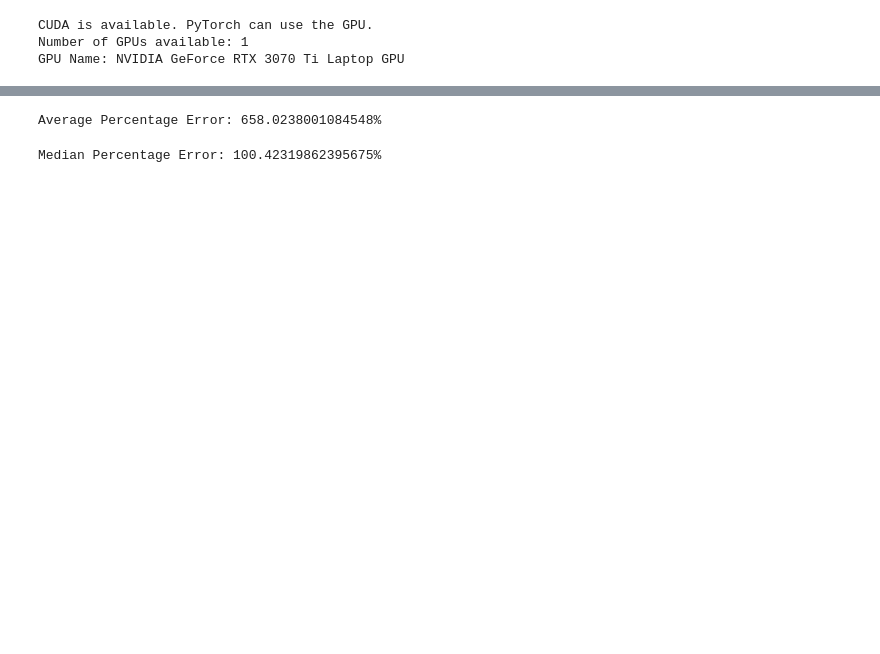
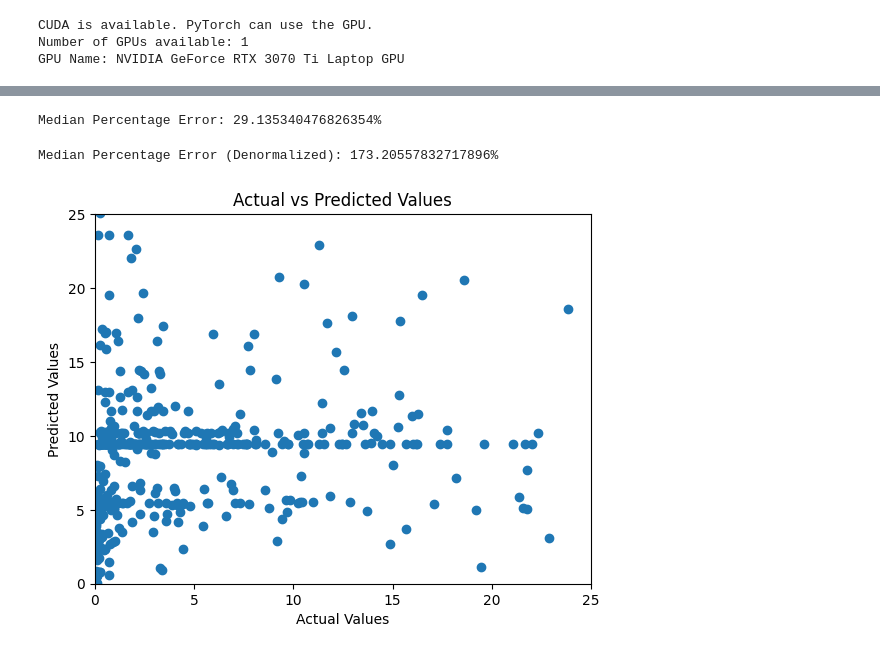
Before and after one commit to lukeyoffe/cs293n, a Jupyter notebook: model/lstm.ipynb, the cells around one changed output, grey strips where cells are left out. Drawn from its saved outputs; the diff is of its cells as text; code cells hidden in the pictures; blank space fills up the shorter version.

Commit message:
trained another model

```diff
--- a/model/lstm.ipynb
+++ b/model/lstm.ipynb
@@ -26,8 +26,8 @@ Number of GPUs available: 1
 GPU Name: NVIDIA GeForce RTX 3070 Ti Laptop GPU
 # %%
 # Load the tensors from the .pt files
-data_tensors = torch.load('data_tensors_15s_0.2s.pt')
-target_tensors = torch.load('target_tensors_15s_0.2s.pt')
+data_tensors = torch.load('data_tensors_10s_1s.pt')
+target_tensors = torch.load('target_tensors_10s_1s.pt')
 
 print("Data tensors and target tensors loaded successfully!")
 
@@ -177,0 +230,6 @@ Actual: 0.03568537160754204, Predicted: -6.093074798583984
+# %%
+# print each actual vs prediction value for denormalized values
+for i in range(num_samples):
+    predicted_value = denormalize(model(test_data[i].unsqueeze(0)).item())
+    actual_value = denormalize(test_targets[i].item())
+    print(f"Actual: {actual_value}, Predicted: {predicted_value}")
@@ -178,26 +348,53 @@ Actual: 0.03568537160754204, Predicted: -6.093074798583984
 # %%
-# calculate the average percentage error of the model
-total_percentage_error = 0
+# calculate the median percentage error of the model
+percentage_errors = []
 for i in range(num_samples):
     predicted_value = model(test_data[i].unsqueeze(0)).item()
     actual_value = test_targets[i].item()
-    percentage_error = abs(predicted_value - actual_value) / actual_value
-    total_percentage_error += percentage_error
+    percentage_error = abs(predicted_value - actual_value) / abs(actual_value)
+    percentage_errors.append(percentage_error)
+    if percentage_error < 0:
+        print(f"Predicted: {predicted_value}, Actual: {actual_value}, PE: {percentage_error}")
 
-average_percentage_error = (total_percentage_error / num_samples) * 100
-print(f"Average Percentage Error: {average_percentage_error}%")
+
+median_percentage_error = np.median(percentage_errors) * 100
+print(f"Median Percentage Error: {median_percentage_error}%")
 # %% [output]
-Average Percentage Error: 658.0238001084548%
+Median Percentage Error: 29.135340476826354%
 # %%
-# calculate the median percentage error of the model
+# calculate the median percentage error of the model for denormalized values
 percentage_errors = []
 for i in range(num_samples):
-    predicted_value = model(test_data[i].unsqueeze(0)).item()
-    actual_value = test_targets[i].item()
-    percentage_error = abs(predicted_value - actual_value) / actual_value
+    predicted_value = denormalize(model(test_data[i].unsqueeze(0)).item())
+    actual_value = denormalize(test_targets[i].item())
+    percentage_error = abs(predicted_value - actual_value) / abs(actual_value)
     percentage_errors.append(percentage_error)
+    if percentage_error < 0:
+        print(f"Predicted: {predicted_value}, Actual: {actual_value}, PE: {percentage_error}")
 
 median_percentage_error = np.median(percentage_errors) * 100
-print(f"Median Percentage Error: {median_percentage_error}%")
+print(f"Median Percentage Error (Denormalized): {median_percentage_error}%")
 # %% [output]
-Median Percentage Error: 100.42319862395675%
+Median Percentage Error (Denormalized): 173.20557832717896%
+# %%
+# plot the denormalized values for the actual and predicted values on testing set
+
+import matplotlib.pyplot as plt
+
+actual_values = []
+predicted_values = []
+for i in range(num_samples):
+    predicted_value = denormalize(model(test_data[i].unsqueeze(0)).item())
+    actual_value = denormalize(test_targets[i].item())
+    actual_values.append(actual_value)
+    predicted_values.append(predicted_value)
+
+plt.scatter(actual_values, predicted_values)
+plt.xlabel("Actual Values")
+plt.ylabel("Predicted Values")
+plt.title("Actual vs Predicted Values")
+plt.xlim(0, 25)
+plt.ylim(0, 25)
+plt.show()
+# %% [output]
+[figure, added]
```
Also changed, not shown: parts of 14 cells of this notebook, 8 other files.
